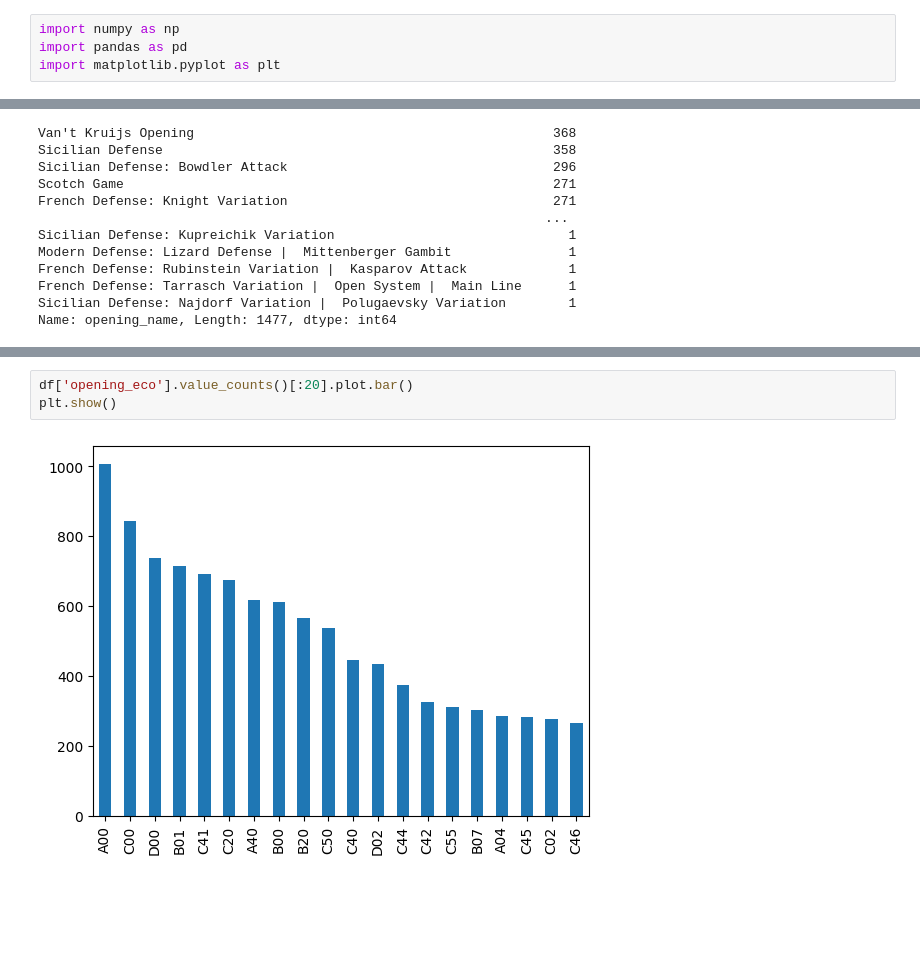
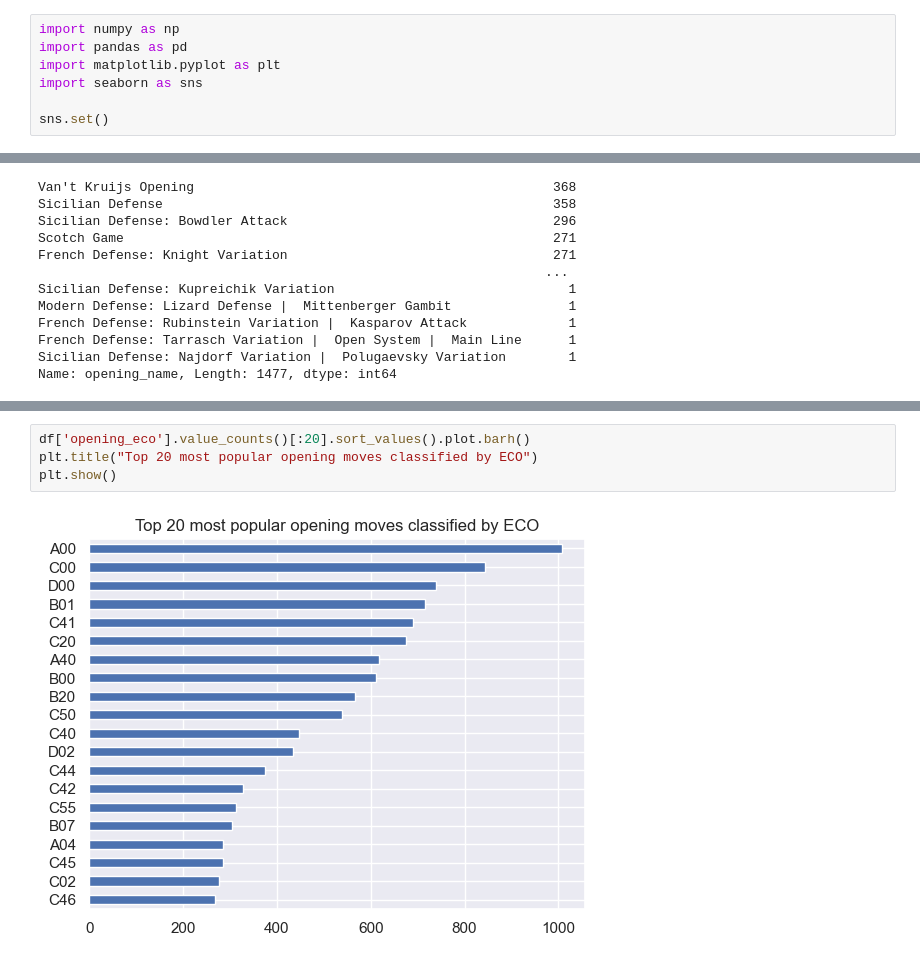
Before and after one commit to ParunNg/Chess-Winning-Rate-Prediction, a Jupyter notebook: chess_games.ipynb, the cells around one changed output, grey strips where cells are left out. Cells and saved outputs as stored; diff of their text form; blank space fills up the shorter version.

```diff
--- a/chess_games.ipynb
+++ b/chess_games.ipynb
@@ -2,6 +2,9 @@
 import numpy as np
 import pandas as pd
 import matplotlib.pyplot as plt
+import seaborn as sns
+
+sns.set()
 # %%
 df = pd.read_csv("games.csv")
 df
@@ -102,5 +115,6 @@ plt.show()
 # %%
-df['opening_eco'].value_counts()[:20].plot.bar()
+df['opening_eco'].value_counts()[:20].sort_values().plot.barh()
+plt.title("Top 20 most popular opening moves classified by ECO")
 plt.show()
 # %% [output]
-[figure, old version]
+[figure, new version]
```
Also changed, not shown: parts of 14 cells of this notebook.
